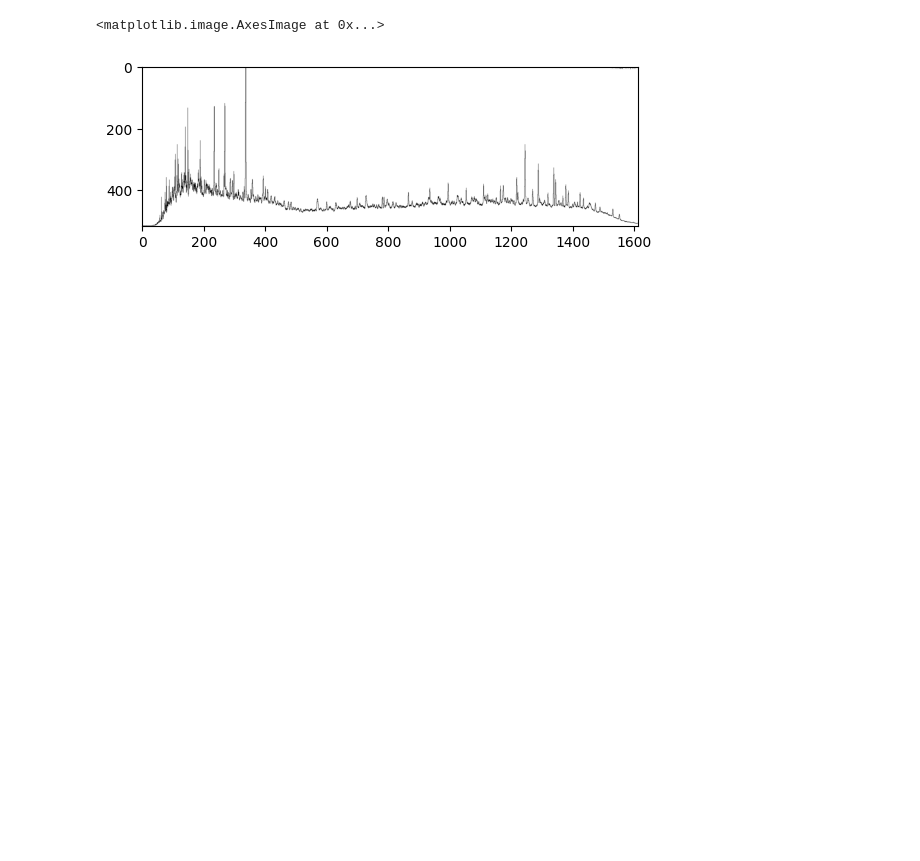
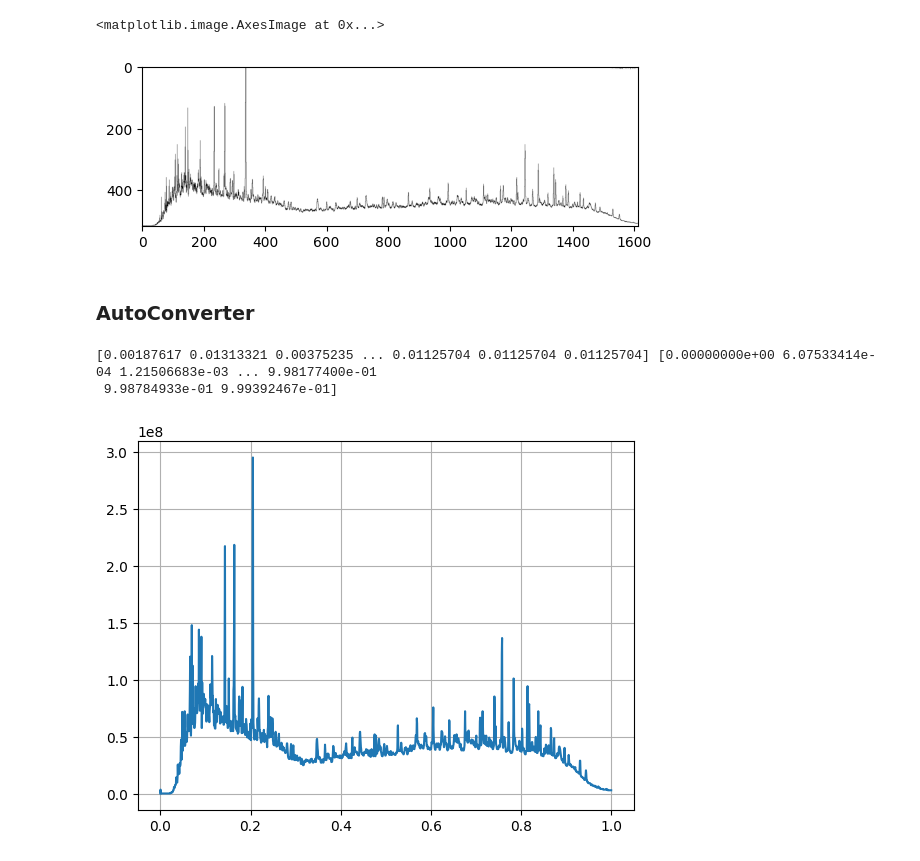
Before and after one commit to Dann38/imgplot2vec, a Jupyter notebook: scripts/exam.ipynb, the cells around one changed output. Drawn from its saved outputs; the diff is of its cells as text; code cells hidden in the pictures; blank space fills up the shorter version.

Commit message:
add autoConverter as delete_label in notebook

```diff
--- a/scripts/exam.ipynb
+++ b/scripts/exam.ipynb
@@ -65,3 +78,23 @@ plt.imshow(gray_frame, cmap="gray")
 # %% [output]
 <matplotlib.image.AxesImage at 0x...>
 [figure]
+# %% [markdown]
+### AutoConverter
+# %%
+reader = Reader()
+auto_converter = AutoConverter()
+
+img = reader.read(r"img/2.png")
+delta_label(img)
+
+vec_y, vec_x = auto_converter.auto_imgplot2vec(img)
+# %%
+gray_frame = frame.crop_gray(cv2.cvtColor(img, cv2.COLOR_RGB2GRAY))
+print(vec_y, vec_x)
+plt.plot(vec_x, 3e+08*vec_y, "-")
+plt.grid()
+plt.show()
+# %% [output]
+[0.00187617 0.01313321 0.00375235 ... 0.01125704 0.01125704 0.01125704] [0.00000000e+00 6.07533414e-04 1.21506683e-03 ... 9.98177400e-01
+ 9.98784933e-01 9.99392467e-01]
+[figure, added]
```
Also changed, not shown: parts of 6 cells of this notebook, 3 other files.
